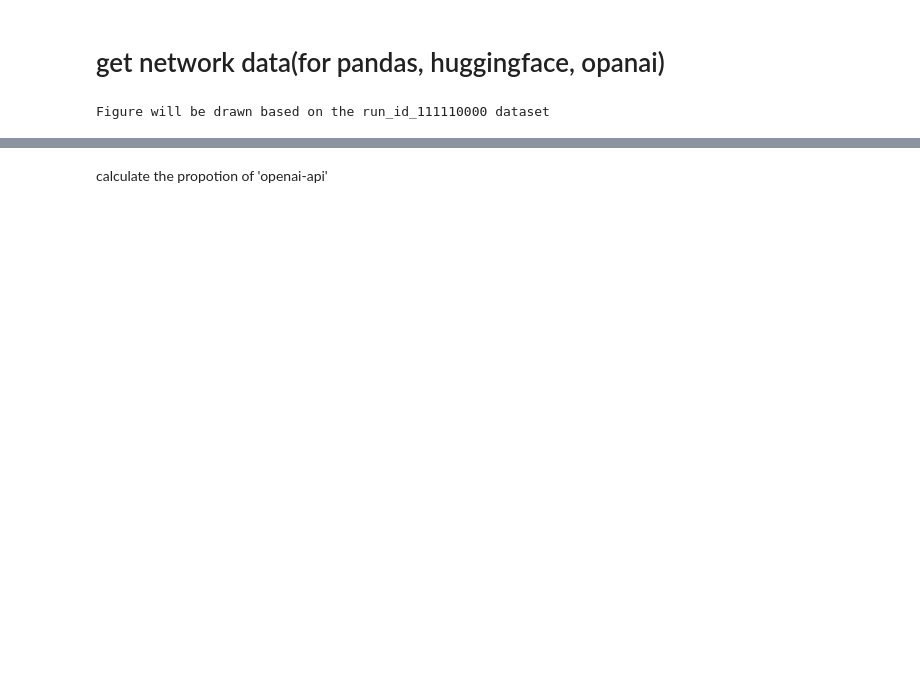
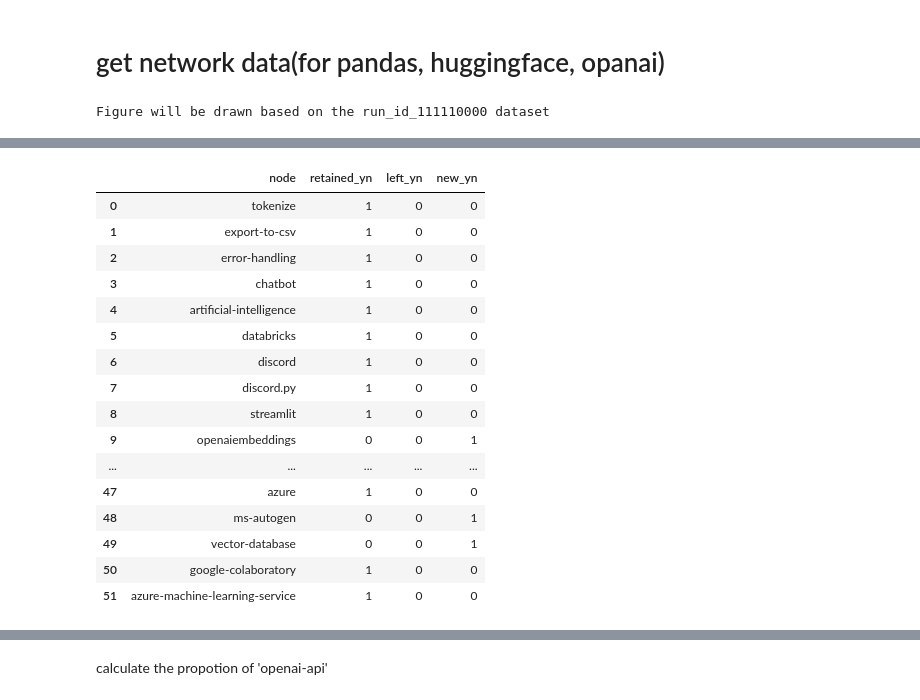
Before and after one commit to myokyunghan/so_difficulty_measure, a Jupyter notebook: figure/Fig3_network.ipynb, the cells around one changed output, grey strips where cells are left out. Saved outputs shown, nothing was run; the diff lists cells and outputs as text; code cells hidden in the pictures; blank space fills up the shorter version.

```diff
--- a/figure/Fig3_network.ipynb
+++ b/figure/Fig3_network.ipynb
@@ -83,7 +149,7 @@ new_tag_list = list(set(af_tag_list) - set(bf_tag_list))
 def get_network_list(df, tag):
     q_id_list = df.loc[df['tag'] == tag, 'id'].unique()
 
-    tag_df = df.loc[df['id'].isin(q_id_list)]
+    network_df = df.loc[df['id'].isin(q_id_list)]
     tag_df = tag_df.groupby('id')['tag'].apply(list).reset_index(name='tag_list')
 
     result = tag_df.assign(tag_pair=tag_df['tag_list'].apply(lambda x: list(combinations(x, 2)))
@@ -114,6 +180,8 @@ def get_network_list(df, tag):
     .sort_values(by='weight', ascending=False)
     )
 
+    edges = add_jaccard_weight(edges, network_df)
+
 
     return edges[edges['result']=='Basic'], edges[edges['result']=='Intermediate'], edges[edges['result']=='Advanced']
 # %%
@@ -142,6 +210,26 @@ intermediate_nodes['new_yn'] = np.where (intermediate_nodes['node'].isin(new_tag
 advanced_nodes['retained_yn'] = np.where(advanced_nodes['node'].isin(retained_tag_list), 1, 0)
 advanced_nodes['left_yn'] = np.where(advanced_nodes['node'].isin(gone_tag_list), 1, 0)
 advanced_nodes['new_yn'] = np.where(advanced_nodes['node'].isin(new_tag_list), 1, 0)
+# %%
+intermediate_nodes
+# %% [output]
+|  | node | retained_yn | left_yn | new_yn |
+| 0 | tokenize | 1 | 0 | 0 |
+| 1 | export-to-csv | 1 | 0 | 0 |
+| 2 | error-handling | 1 | 0 | 0 |
+| 3 | chatbot | 1 | 0 | 0 |
+| 4 | artificial-intelligence | 1 | 0 | 0 |
+| 5 | databricks | 1 | 0 | 0 |
+| 6 | discord | 1 | 0 | 0 |
+| 7 | discord.py | 1 | 0 | 0 |
+| 8 | streamlit | 1 | 0 | 0 |
+| 9 | openaiembeddings | 0 | 0 | 1 |
+| ... | ... | ... | ... | ... |
+| 47 | azure | 1 | 0 | 0 |
+| 48 | ms-autogen | 0 | 0 | 1 |
+| 49 | vector-database | 0 | 0 | 1 |
+| 50 | google-colaboratory | 1 | 0 | 0 |
+| 51 | azure-machine-learning-service | 1 | 0 | 0 |
 # %%
 basic_nodes['tag_level'] = np.where(basic_nodes['node'].isin(retained_tag_list), 1
                     , np.where(basic_nodes['node'].isin(new_tag_list), 2, 0))
```
Also changed, not shown: parts of 11 cells of this notebook, 34 other files.
